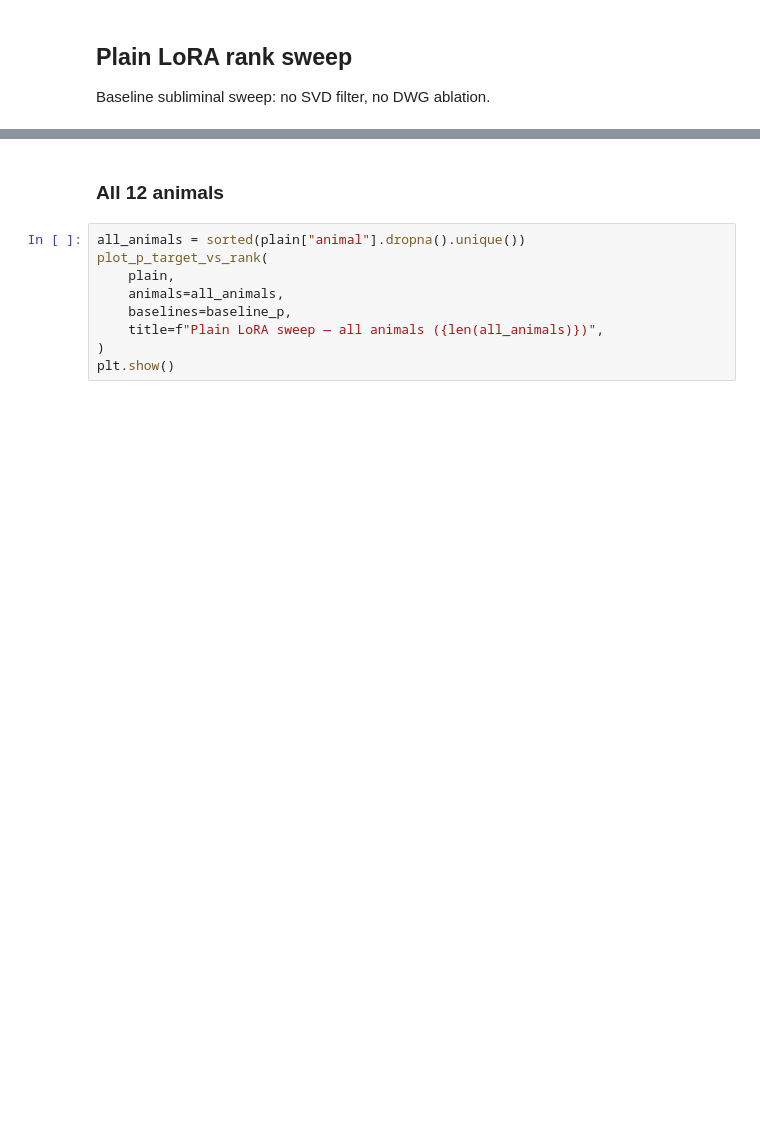
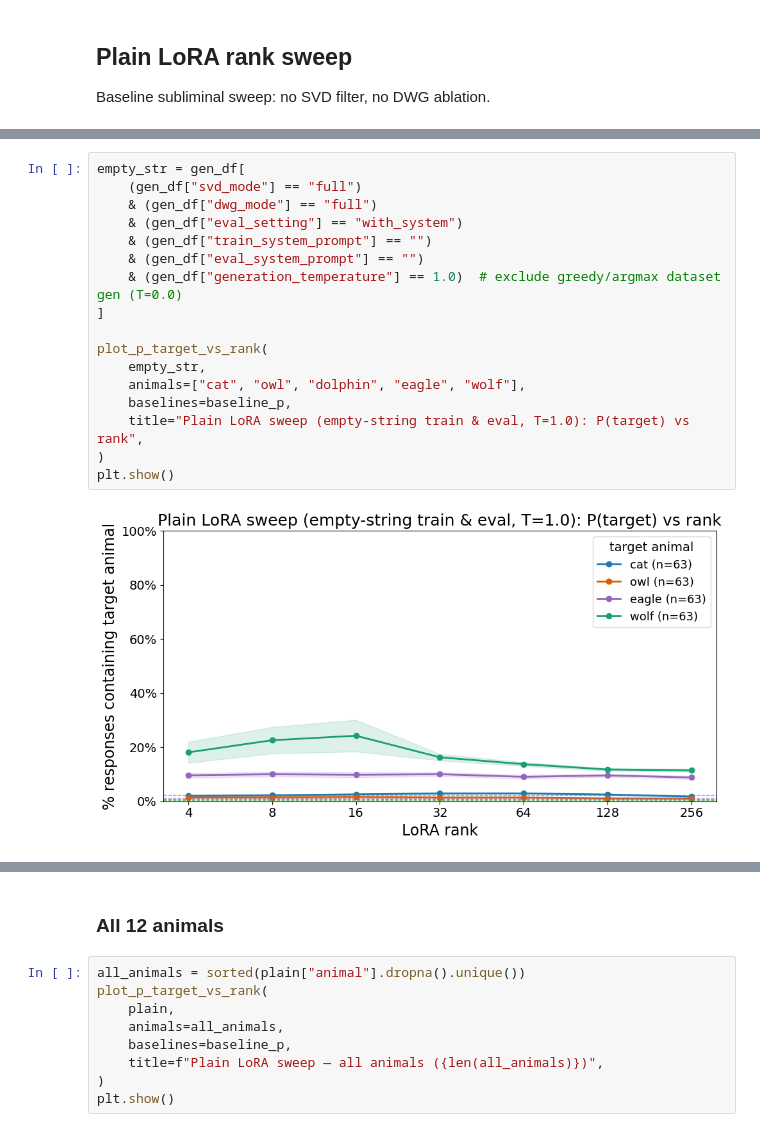
Before and after one commit to toddnief/subliminal-entanglement, a Jupyter notebook: notebooks/view_results_v2.ipynb, the cells around one changed output, grey strips where cells are left out. Drawn from its saved outputs; the diff is of its cells as text; blank space fills up the shorter version.

```diff
--- a/notebooks/view_results_v2.ipynb
+++ b/notebooks/view_results_v2.ipynb
@@ -422,0 +438,19 @@ plt.show()
+# %%
+empty_str = gen_df[
+    (gen_df["svd_mode"] == "full")
+    & (gen_df["dwg_mode"] == "full")
+    & (gen_df["eval_setting"] == "with_system")
+    & (gen_df["train_system_prompt"] == "")
+    & (gen_df["eval_system_prompt"] == "")
+    & (gen_df["generation_temperature"] == 1.0)  # exclude greedy/argmax dataset gen (T=0.0)
+]
+
+plot_p_target_vs_rank(
+    empty_str,
+    animals=["cat", "owl", "dolphin", "eagle", "wolf"],
+    baselines=baseline_p,
+    title="Plain LoRA sweep (empty-string train & eval, T=1.0): P(target) vs rank",
+)
+plt.show()
+# %% [output]
+[figure, added]
```
Also changed, not shown: parts of 10 cells of this notebook, 2 other files.
